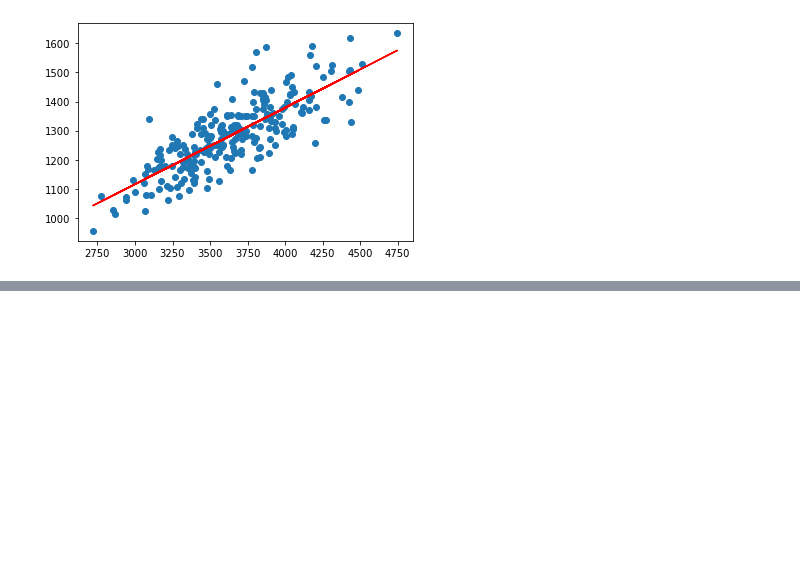
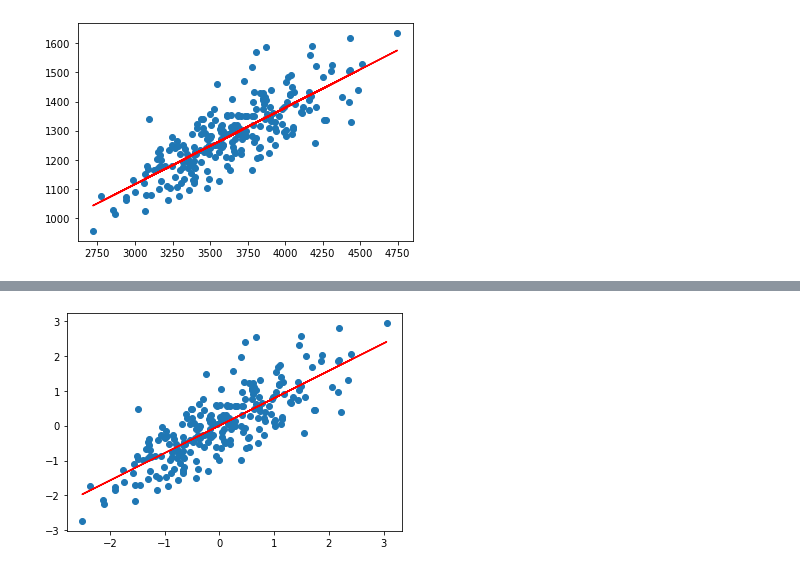
Before and after one commit to brainmentorspvtltd/Delhi_PythonML, a Jupyter notebook: TPDDL_ML/SimpleLinearReg.ipynb, the cells around one changed output, grey strips where cells are left out. Cells and saved outputs as stored; diff of their text form; code cells hidden in the pictures; blank space fills up the shorter version.

```diff
--- a/TPDDL_ML/SimpleLinearReg.ipynb
+++ b/TPDDL_ML/SimpleLinearReg.ipynb
@@ -72,0 +136,11 @@ plt.show()
+# %%
+predictions = []
+for i in range(n):
+    y_pred = slope[0] * scaled_x[i] + inter
+    predictions.append(y_pred)
+# %%
+plt.scatter(scaled_x,scaled_y)
+plt.plot(scaled_x,predictions,'r')
+plt.show()
+# %% [output]
+[figure, added]
```
Also changed, not shown: parts of 11 cells of this notebook.
